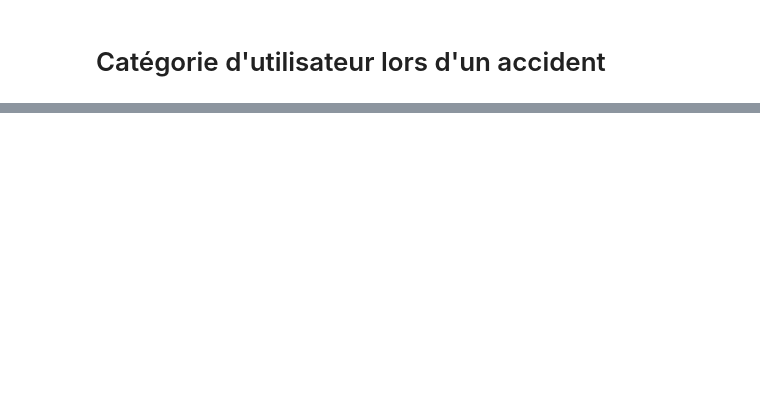
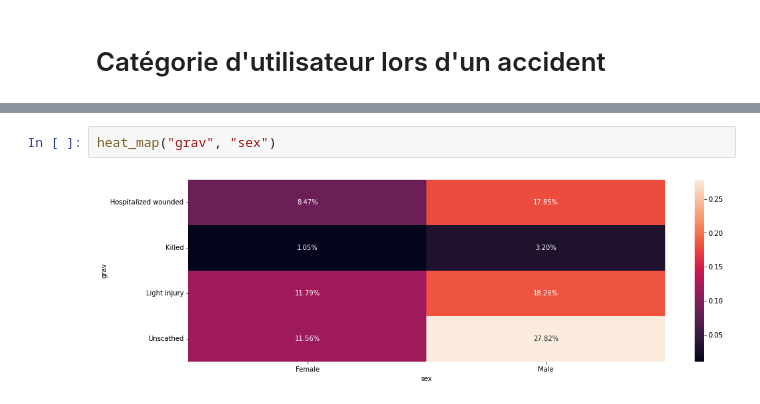
Before and after one commit to darmangerd/road-accidents-study, a Jupyter notebook: users.ipynb, the cells around one changed output, grey strips where cells are left out. Drawn from its saved outputs; the diff is of its cells as text; blank space fills up the shorter version.

```diff
--- a/users.ipynb
+++ b/users.ipynb
@@ -173,0 +202,4 @@ sns.heatmap(corr("grav", "lum_str"), annot=True)
+# %%
+heat_map("grav", "sex")
+# %% [output]
+[figure, added]
```
Also changed, not shown: parts of 39 cells of this notebook, 2 other files.
